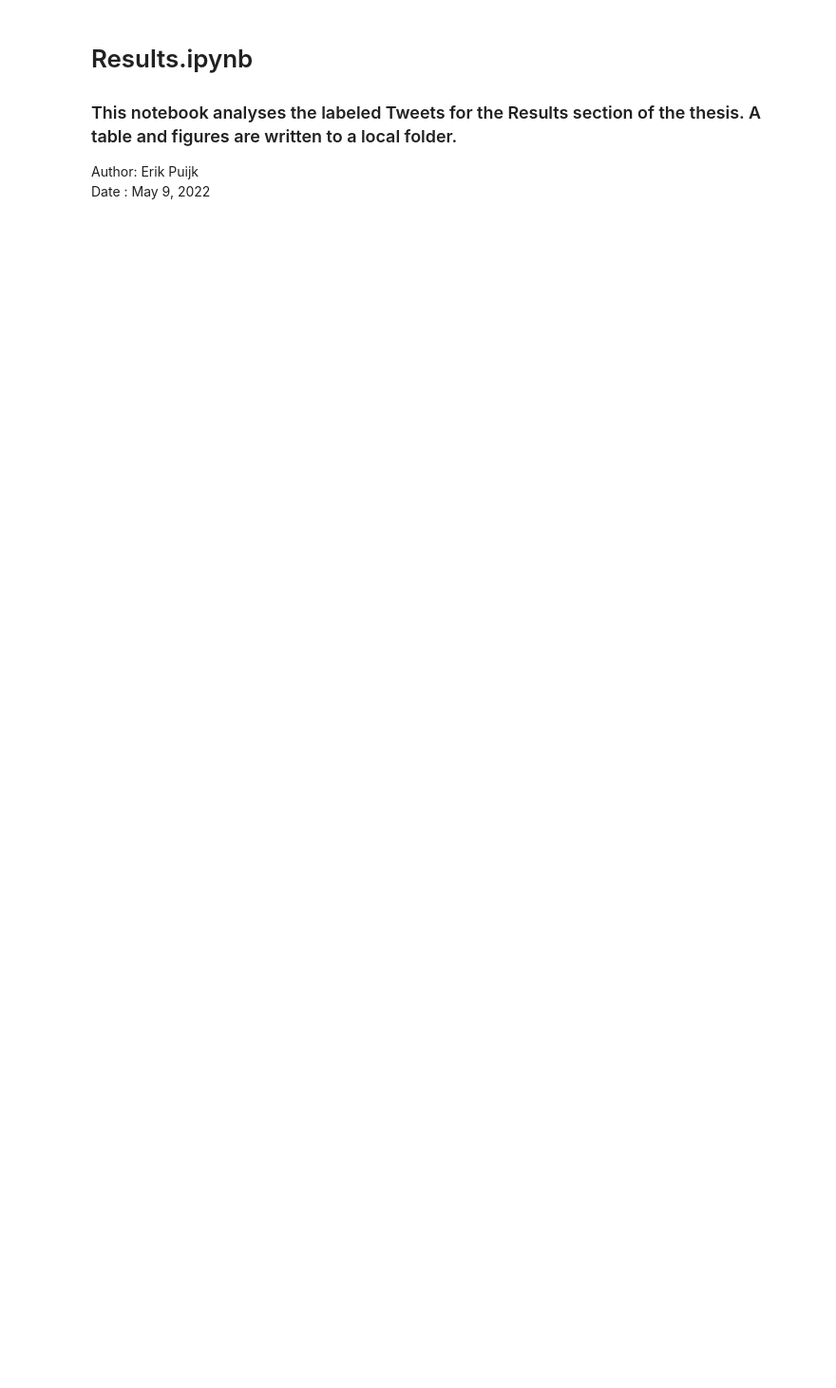
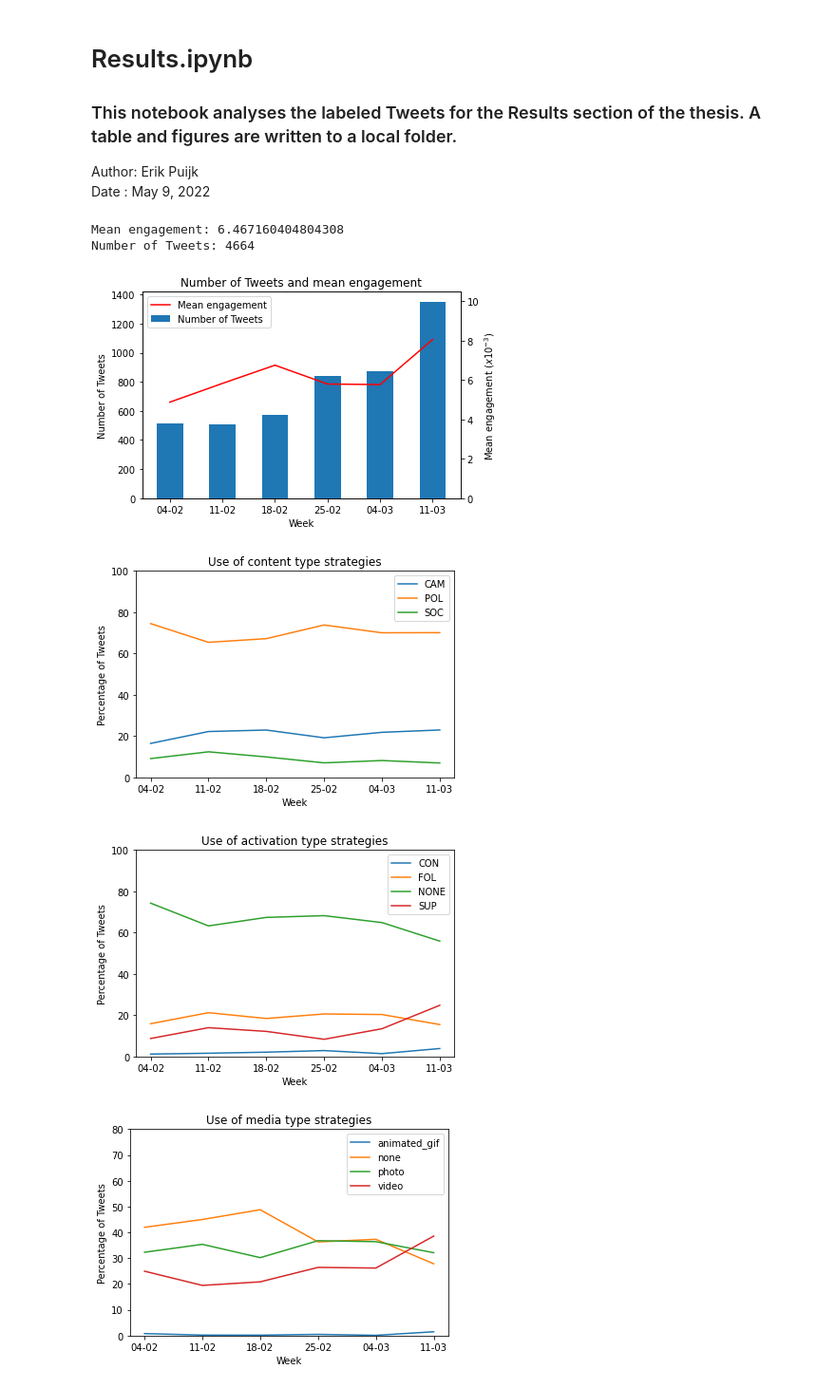
Before and after one commit to erikpu/political-messaging, a Jupyter notebook: Results.ipynb, the cells around one changed output. Shown at 95% size. Drawn from its saved outputs; the diff is of its cells as text; code cells hidden in the pictures; blank space fills up the shorter version.

```diff
--- a/Results.ipynb
+++ b/Results.ipynb
@@ -57,7 +57,7 @@ def avg_engagement_per_category(tweets):
                for x in sorted(tweets.media_type.unique())]
 
     # Write results to a csv file
-    write_csv(['Type', 'Category', 'N', 'Percentage', 'Mean engagement (x1000)'],
+    write_csv(['Type', 'Category', 'N', 'Percentage', 'Mean engagement ($x10^{-3}$)'],
              [*cat_con, *cat_act, *media_type],
              'results/avg_engagement_per_category.csv')
 # %%
@@ -84,7 +84,7 @@ def plot_overall(x, y1, y2, interval, auth_label):
     # Set labels and title
     ax1.set_xlabel(interval.capitalize())
     ax1.set_ylabel('Number of Tweets')
-    ax2.set_ylabel('Mean engagement (x1000)')
+    ax2.set_ylabel('Mean engagement ($x10^{-3}$)')
     ax2.set_ylim(ymin=0, ymax=max(y2)*1.3)
     plt.title('Number of Tweets and mean engagement')
 
@@ -203,38 +203,45 @@ def engagement_per_interval(tweets, all_users, interval, file_label, authors):
 # %%
 tweets = read_json('source/tweets_all_labeled.txt')
 tweets_pd = pd.DataFrame(tweets)
 users_pd = pd.read_csv('source/users.csv')
 
 # Show the number of Tweets and average engagement per messaging strategy
 avg_engagement_per_category(tweets_pd)
 
 # Run for all parties
 engagement_per_interval(tweets_pd, users_pd, 'week', 'all', [])
 
-# # Run for winning parties
-# engagement_per_interval(tweets_pd, users_pd, 'week', 'winners', ['VoltNederland', 'DassenLaurens',
-#                                                        'D66', 'SigridKaag',
-#                                                        'fvdemocratie', 'thierrybaudet'])
+# Run for winning parties
+engagement_per_interval(tweets_pd, users_pd, 'week', 'winners', ['VoltNederland', 'DassenLaurens',
+                                                       'D66', 'SigridKaag',
+                                                       'fvdemocratie', 'thierrybaudet'])
 
-# # Run for losing parties
-# engagement_per_interval(tweets_pd, users_pd, 'week', 'losers', ['cdavandaag', 'WBHoekstra',
-#                                                       'SPnl', 'MarijnissenL',
-#                                                       'groenlinks', 'jesseklaver'])
+# Run for losing parties
+engagement_per_interval(tweets_pd, users_pd, 'week', 'losers', ['cdavandaag', 'WBHoekstra',
+                                                      'SPnl', 'MarijnissenL',
+                                                      'groenlinks', 'jesseklaver'])
 
-# # Run for largest parties
-# engagement_per_interval(tweets_pd, users_pd, 'week', 'largest', ['VVD', 'markrutte',
-#                                                                  'D66', 'SigridKaag',
-#                                                                  'geertwilderspvv'])
+# Run for largest parties
+engagement_per_interval(tweets_pd, users_pd, 'week', 'largest', ['VVD', 'markrutte',
+                                                                 'D66', 'SigridKaag',
+                                                                 'geertwilderspvv'])
 
-# # Run for smallest parties
-# engagement_per_interval(tweets_pd, users_pd, 'week', 'smallest', ['PolitiekBIJ1', 'SylvanaBIJ1',
-#                                                                   'BoerBurgerB', 'lientje1967',
-#                                                                   '50pluspartij', 'LianedenHaan'])
+# Run for smallest parties
+engagement_per_interval(tweets_pd, users_pd, 'week', 'smallest', ['PolitiekBIJ1', 'SylvanaBIJ1',
+                                                                  'BoerBurgerB', 'lientje1967',
+                                                                  '50pluspartij', 'LianedenHaan'])
 
 # # Run for parties
 # engagement_per_interval(tweets_pd, users_pd, 'week', 'parties',
 #                        users_pd.loc[users_pd['type'] == 'party', 'handle'].tolist())
 
 # # Run for party leaders
 # engagement_per_interval(tweets_pd, users_pd, 'week', 'leaders',
 #                        users_pd.loc[users_pd['type'] == 'person', 'handle'].tolist())
+# %% [output]
+Mean engagement: 6.467160404804308
+Number of Tweets: 4664
+[figure, added]
+[figure, added]
+[figure, added]
+[figure, added]
```
Also changed, not shown: parts of 1 cell of this notebook.
